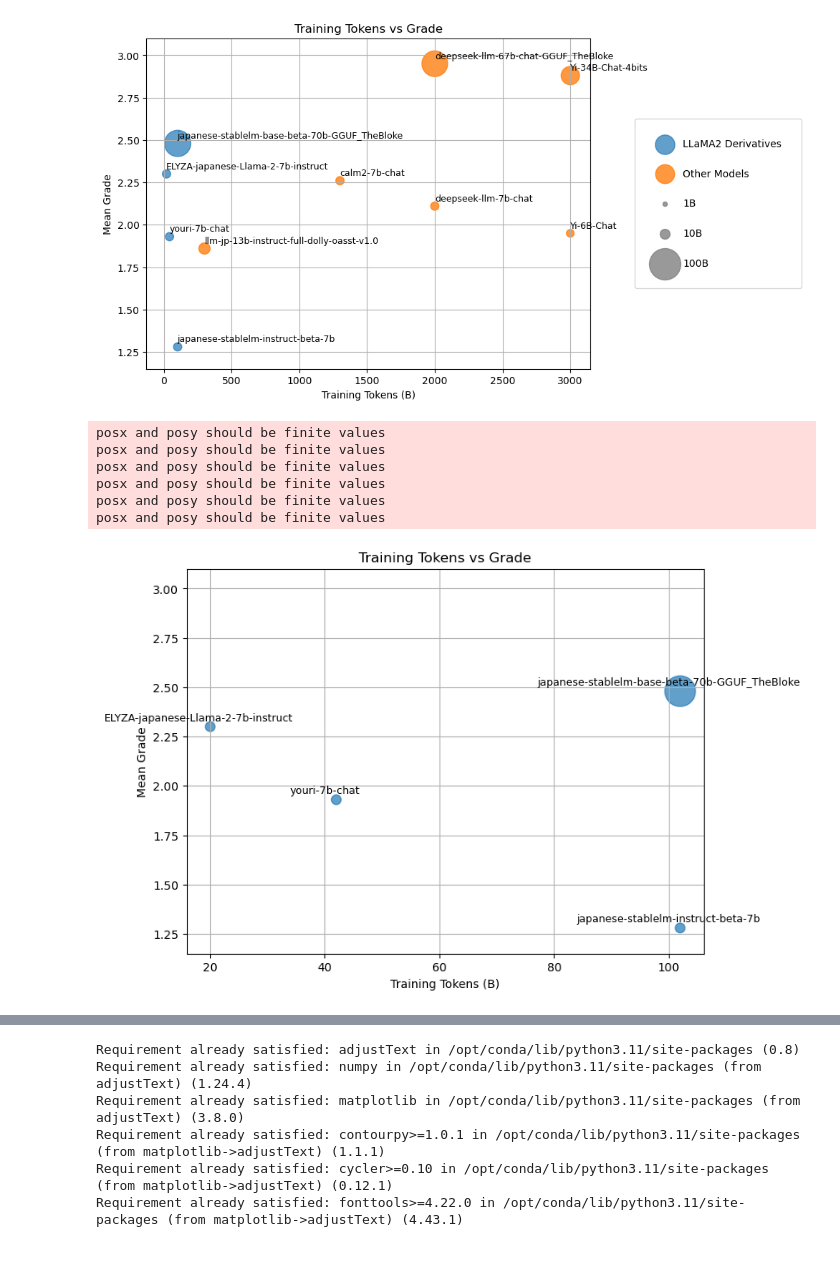
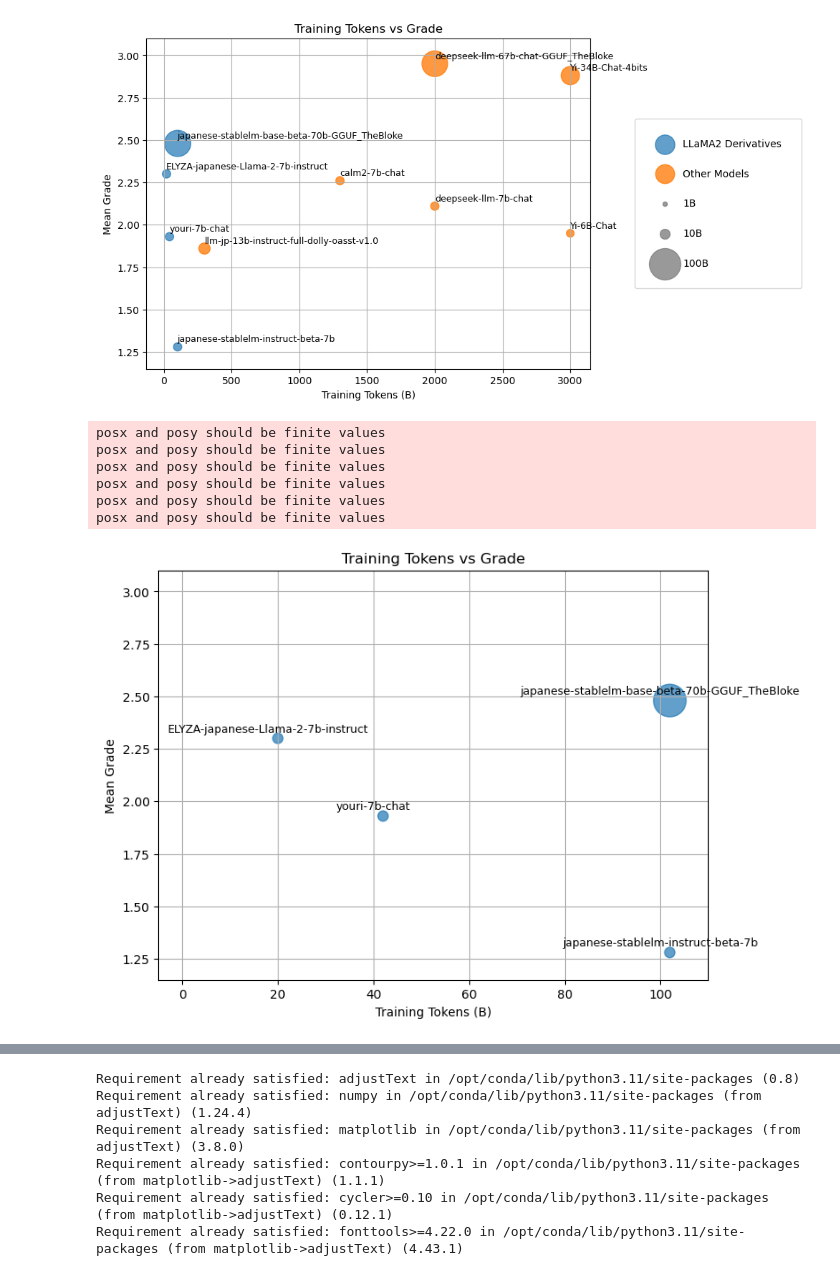
Before and after one commit to Northern-System-Service/gpt4-autoeval, a Jupyter notebook: comparison.ipynb, the cells around one changed output, grey strips where cells are left out. Drawn from its saved outputs; the diff is of its cells as text; code cells hidden in the pictures.

```diff
--- a/comparison.ipynb
+++ b/comparison.ipynb
@@ -312,30 +313,40 @@ posx and posy should be finite values
 # %%
 %matplotlib inline
 plt.figure(figsize=(8, 6))
 
 # Scatter plot for models that are derivatives of LLaMA2
 llama2_models = df_attrs[df_attrs['is_llama2'] == True]
 llama2_scatter = plt.scatter(llama2_models['num_tokens_b'] + 2, llama2_models['mean'], s=llama2_models["num_params_b"] * 10, label='LLaMA2 Derivatives', alpha=0.7)
 
 # Annotate each data point with the model name
 for model_name, row in df_attrs[df_attrs['is_llama2'] == True].iterrows():
     plt.text(row['num_tokens_b'], row['mean'] + 0.03, model_name, fontsize=9, ha='center')
 
+# Optional: Legend for marker sizes
+# Example sizes and their labels
+sizes = [20, 100, 1000]
+labels = ['1B', '10B', '100B']
+
+# Create dummy scatter plots for legend
+for size, label in zip(sizes, labels):
+    plt.scatter([], [], s=size, label=label, color='grey', alpha=0.8)
+
 plt.title('Training Tokens vs Grade')
 plt.xlabel('Training Tokens (B)')
 plt.ylabel('Mean Grade')
+plt.xlim(-5, 110)
 plt.ylim(1.15, 3.1)
 plt.grid()
 
 plt.show()
 # %% [output]
 posx and posy should be finite values
 posx and posy should be finite values
 posx and posy should be finite values
 posx and posy should be finite values
 posx and posy should be finite values
 posx and posy should be finite values
-[figure, old version]
+[figure, new version]
 # %%
 !pip install adjustText
 
```
Also changed, not shown: parts of 5 cells of this notebook, 15 other files.
